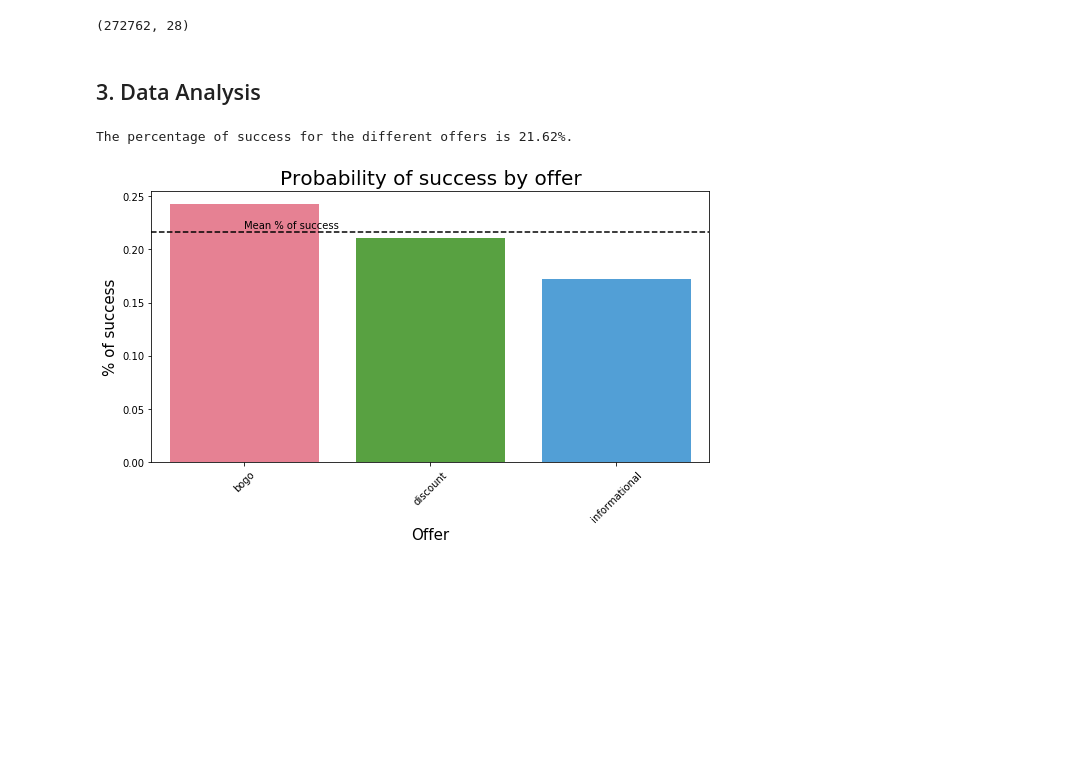
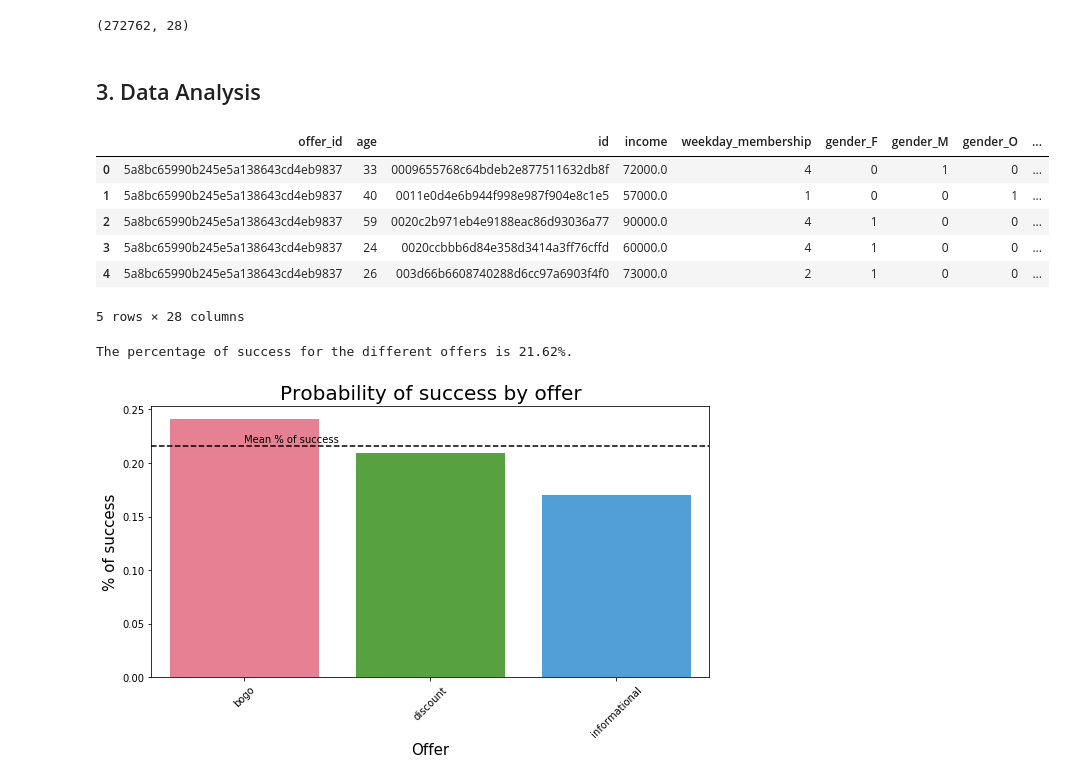
Before and after one commit to benjamin-dupuis/DataScienceNanodegree, a Jupyter notebook: Capstone Project/Starbucks_Capstone_notebook.ipynb, the cells around one changed output. Drawn from its saved outputs; the diff is of its cells as text; code cells hidden in the pictures; blank space fills up the shorter version.

```diff
--- a/Capstone Project/Starbucks_Capstone_notebook.ipynb
+++ b/Capstone Project/Starbucks_Capstone_notebook.ipynb
@@ -100,6 +100,8 @@ from xgboost import XGBClassifier
 portfolio = pd.read_json('data/portfolio.json', orient='records', lines=True)
 profile = pd.read_json('data/profile.json', orient='records', lines=True)
 transcript = pd.read_json('data/transcript.json', orient='records', lines=True)
+# %%
+portfolio_tmp = portfolio.copy()
 # %% [markdown]
 ## 1. Assess data
 # %% [markdown]
@@ -508,3 +510,24 @@ def save_dataframe_to_csv(df, filepath):
 save_dataframe_to_csv(final_df, 'data/cleaned_data.csv')
 # %% [markdown]
 ## 3. Data Analysis
+# %%
+def get_dataframe_for_analysis(df, portfolio):
+    df_for_analysis = df.drop(['value', 'time', 'event'], axis=1) \
+        .dropna(axis=0) \
+        .drop_duplicates(keep='first') \
+        .merge(portfolio, on='offer_id', how='inner') \
+        .drop(['difficulty_x', 'reward_x'], axis=1) \
+        .rename(columns={'difficulty_y': 'difficulty', 'reward_y': 'reward'})
+    return df_for_analysis
+# %%
+portfolio_tmp = portfolio_tmp.rename(columns={'id': 'offer_id'})
+df_for_analysis = get_dataframe_for_analysis(df=new_df, portfolio=portfolio_tmp)
+df_for_analysis.head()
+# %% [output]
+|  | offer_id | age | id | income | weekday_membership | gender_F | gender_M | gender_O | ... |
+| 0 | 5a8bc65990b245e5a138643cd4eb9837 | 33 | 0009655768c64bdeb2e877511632db8f | 72000.0 | 4 | 0 | 1 | 0 | ... |
+| 1 | 5a8bc65990b245e5a138643cd4eb9837 | 40 | 0011e0d4e6b944f998e987f904e8c1e5 | 57000.0 | 1 | 0 | 0 | 1 | ... |
+| 2 | 5a8bc65990b245e5a138643cd4eb9837 | 59 | 0020c2b971eb4e9188eac86d93036a77 | 90000.0 | 4 | 1 | 0 | 0 | ... |
+| 3 | 5a8bc65990b245e5a138643cd4eb9837 | 24 | 0020ccbbb6d84e358d3414a3ff76cffd | 60000.0 | 4 | 1 | 0 | 0 | ... |
+| 4 | 5a8bc65990b245e5a138643cd4eb9837 | 26 | 003d66b6608740288d6cc97a6903f4f0 | 73000.0 | 2 | 1 | 0 | 0 | ... |
+5 rows × 28 columns
```
Also changed, not shown: parts of 13 cells of this notebook, 8 other files.
